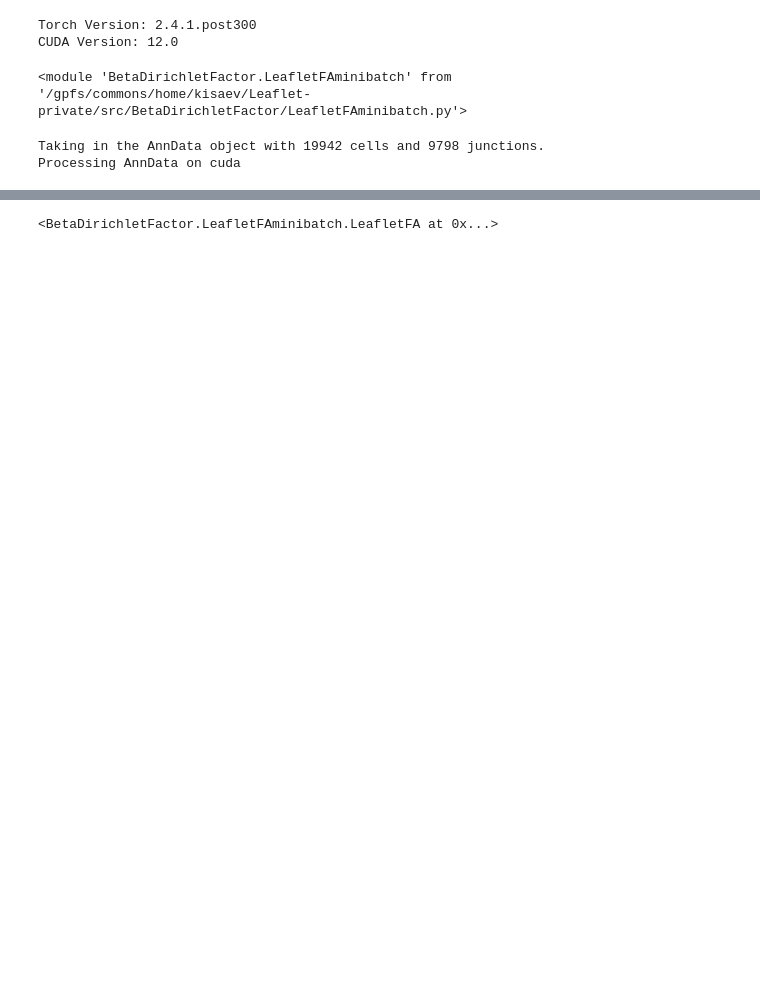
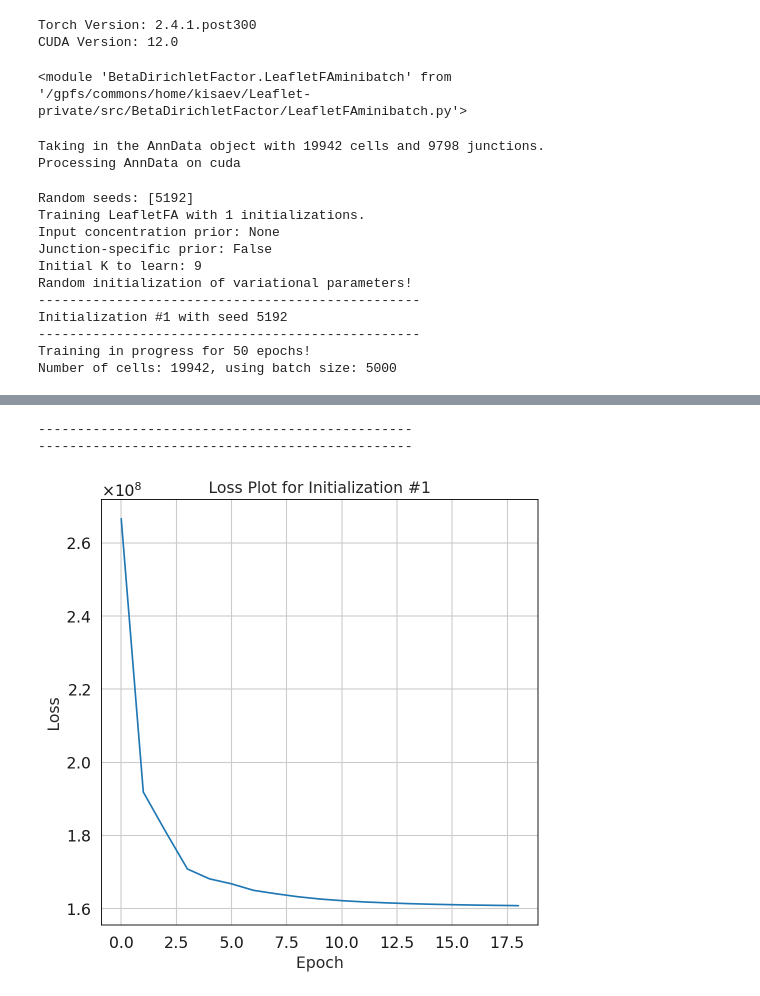
Before and after one commit to daklab/LeafletFA, a Jupyter notebook: notebooks/simulation_analysis/leafletfa_simulation_test_minibatch.ipynb, the cells around one changed output, grey strips where cells are left out. Saved outputs shown, nothing was run; the diff lists cells and outputs as text; code cells hidden in the pictures; blank space fills up the shorter version.

Commit message:
working version of minibatch training

```diff
--- a/notebooks/simulation_analysis/leafletfa_simulation_test_minibatch.ipynb
+++ b/notebooks/simulation_analysis/leafletfa_simulation_test_minibatch.ipynb
@@ -245,14 +241,16 @@ CUDA Version: 12.0
 <module 'BetaDirichletFactor.LeafletFAminibatch' from '/gpfs/commons/home/kisaev/Leaflet-private/src/BetaDirichletFactor/LeafletFAminibatch.py'>
 # %%
 leaflet_model = LeafletFAminibatch.LeafletFA(adata=adata_input, K=K,
-                                    junc_specific_prior = junc_specific_prior,
+                                    junc_specific_prior = False,
                                     waypoints_use=waypoints_use,
-                                    batch_size=1534,
                            input_conc_prior = input_conc,
                            num_epochs=50,
-                           print_epochs=1,
-                           ELBO_num_particles=1,
-                           lr=0.9, gamma=0.5,
+                           batch_size = 5000,
+                           print_epochs=2,
+                           patience=5,
+                           min_delta=100,
+                           ELBO_num_particles=16,
+                           lr=0.9, gamma=0.1,
                            num_samples=100)
 
 # Convert AnnData into PyTorch tensors for model training
@@ -262,3 +260,18 @@ Taking in the AnnData object with 19942 cells and 9798 junctions.
 Processing AnnData on cuda
 # %%
 !export CUDA_LAUNCH_BLOCKING=1
+# %%
+# Train the model
+leaflet_model.train(num_initializations=1)
+# %% [output]
+Random seeds: [5192]
+Training LeafletFA with 1 initializations.
+Input concentration prior: None
+Junction-specific prior: False
+Initial K to learn: 9
+Random initialization of variational parameters!
+-------------------------------------------------
+Initialization #1 with seed 5192
+-------------------------------------------------
+Training in progress for 50 epochs!
+Number of cells: 19942, using batch size: 5000
@@ -265,4 +293,5 @@ Processing AnnData on cuda
+------------------------------------------------
+------------------------------------------------
+[figure, added]
 # %%
-leaflet_model
+leaflet_model.guide
-# %% [output]
-<BetaDirichletFactor.LeafletFAminibatch.LeafletFA at 0x...>
```
Also changed, not shown: parts of 11 cells of this notebook, 8 other files.
